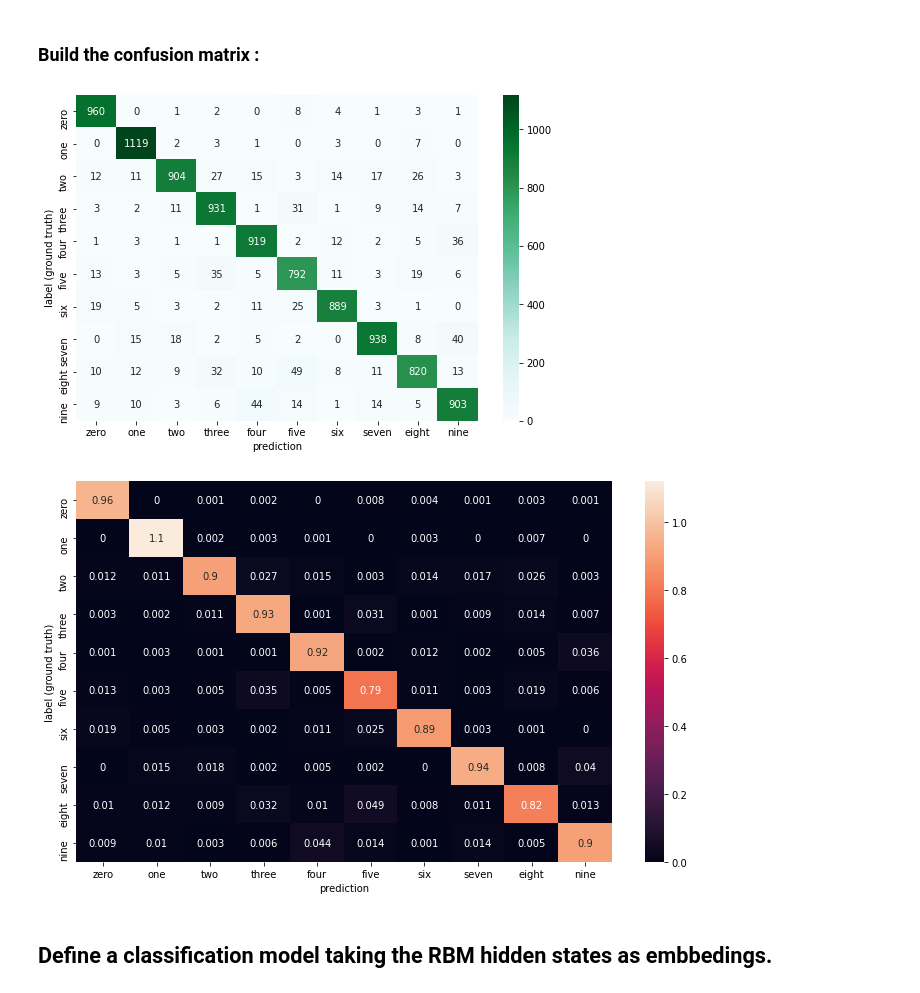
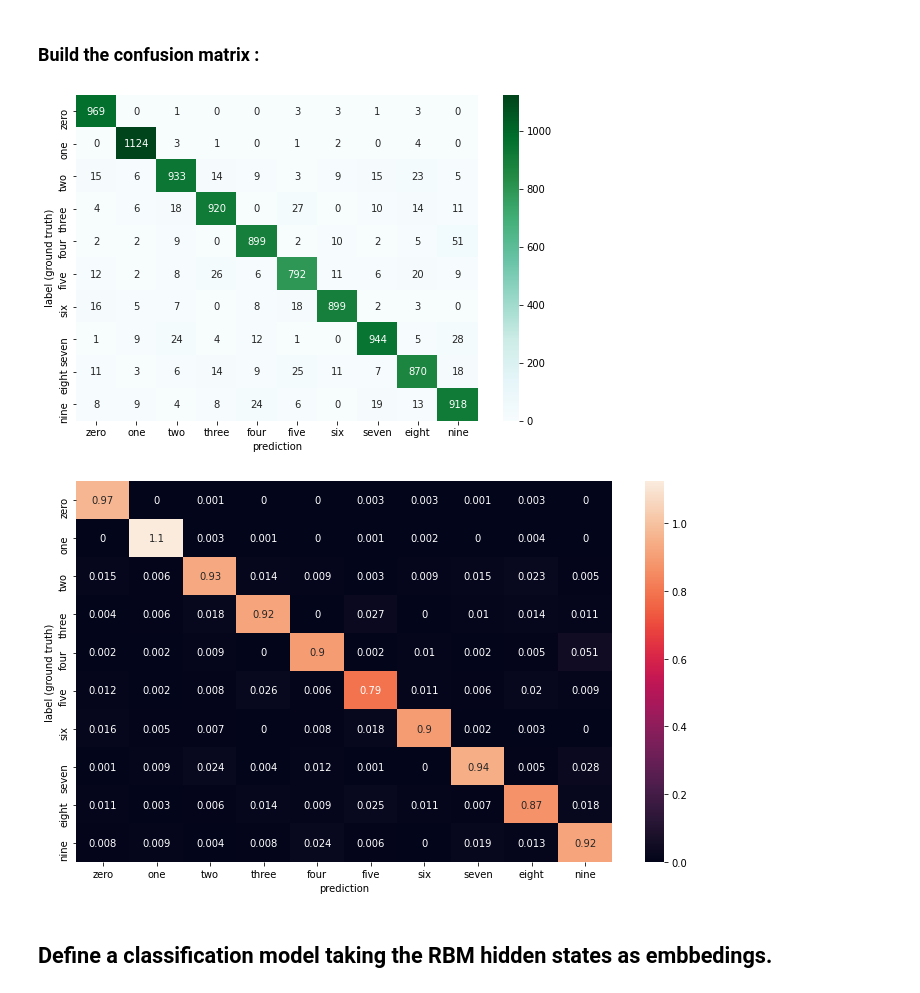
Before and after one commit to lilanpei/Restricted-Boltzmann-Machine-and-Deep-Belief-Network-on-MINIST, a Jupyter notebook: RBM&DBN_on_MNIST.ipynb, the cells around one changed output. Drawn from its saved outputs; the diff is of its cells as text; code cells hidden in the pictures.

```diff
--- a/RBM&DBN_on_MNIST.ipynb
+++ b/RBM&DBN_on_MNIST.ipynb
@@ -28,7 +29,7 @@ ts_loader = torch.utils.data.DataLoader(ts_dataset, batch_size=BATCHSIZE)
 ## Define RBM model
 # %%
 class RBM():
-  def __init__(self, n_visible=VISIBLE_UNITS, n_hidden=HIDDEN_UNITS, k=CD_K, lr=1e-3, momentum_rate=0.5, w_decay=1e-4):
+  def __init__(self, n_visible=VISIBLE_UNITS, n_hidden=HIDDEN_UNITS, k=CD_K, lr=1e-2, momentum_rate=0.5, w_decay=1e-4):
     self.n_visible = n_visible
     self.n_hidden = n_hidden
     self.k = k
@@ -36,15 +37,14 @@ class RBM():
     self.momentum_rate = momentum_rate
     self.w_decay = w_decay
 
-    self.w = torch.randn(n_visible, n_hidden) * 0.1
-    #self.w = torch.normal(0, 0.01, size = (n_visible, n_hidden))
+    #self.w = torch.randn(n_visible, n_hidden) * 0.1
+    self.w = torch.normal(0, 0.01, size = (n_visible, n_hidden))
     self.visible_b = torch.ones(n_visible) * 0.5
     self.hidden_b = torch.zeros(n_hidden)
 
     self.w_momentum = torch.zeros(n_visible, n_hidden)
     self.visible_b_momentum = torch.zeros(n_visible)
     self.hidden_b_momentum = torch.zeros(n_hidden)
-    self.linear = torch.nn.Linear(784, 10)
 
   def _sample(self, p, size):
     return (p >= torch.rand(size)).float()
@@ -135,35 +175,2 @@ myModel = myNet(HIDDEN_UNITS, 10)
 # %% [markdown]
 ### Train the classifier :
-# %%
-criterion = torch.nn.CrossEntropyLoss() # computes softmax and then the cross entropy
-optimizer = torch.optim.Adam(myModel.parameters(), lr=1e-3)
-# %%
-from torch.autograd import Variable
-
-for epoch in range(10):
-  for i, (batch, labels) in enumerate(tr_loader):
-    batch = Variable(batch.view(-1, VISIBLE_UNITS))
-    labels = Variable(labels)
-
-    optimizer.zero_grad()
-    outputs = myModel(batch)
-    loss = criterion(outputs, labels)
-    loss.backward()
-    optimizer.step()
-
-  # calculate Accuracy
-  correct = 0
-  total = 0
-  y_true = []
-  y_pred = []
-  for batch, labels in ts_loader:
-    batch = Variable(batch.view(-1, VISIBLE_UNITS))
-    outputs = myModel(batch)
-    _, prediction = torch.max(outputs.data, 1)
-    y_true.extend(labels)
-    y_pred.extend(prediction)
-    total += labels.size(0)
-    # for gpu, bring the predicted and labels back to cpu fro python operations to work
-    correct+= (prediction == labels).sum()
-    accuracy = 100 * correct/total
-  print("Epoch: {}. Loss: {}. Accuracy: {}.".format(epoch+1, loss.item(), accuracy))
@@ -180,0 +177,2 @@ Epoch: 10. Loss: 0.052331894636154175. Accuracy: 91.75.
+# %%
+y_true, y_pred = rbm_Model.train(tr_loader, ts_loader, optimizer, rbm_Model, criterion)
@@ -188,33 +207,31 @@ import matplotlib.pyplot as plt
 import seaborn as sns
 
 # Display the confusion matrix as a heatmap
-arr = confusion_matrix(y_true, y_pred)
-class_names = ['zero', 'one', 'two', 'three', 'four',
-        'five', 'six', 'seven', 'eight', 'nine']
-df_cm = pd.DataFrame(arr, class_names, class_names)
+cf_matrix = confusion_matrix(y_true, y_pred)
+class_names = ['zero', 'one', 'two', 'three', 'four', 'five', 'six', 'seven', 'eight', 'nine']
+df_cm = pd.DataFrame(cf_matrix, class_names, class_names)
 plt.figure(figsize = (9,6))
 sns.heatmap(df_cm, annot=True, fmt="d", cmap='BuGn')
 plt.xlabel("prediction")
 plt.ylabel("label (ground truth)")
 plt.show()
 # %% [output]
-[figure, old version]
+[figure, new version]
 # %%
 # constant for classes
-classes = ('zero', 'one', 'two', 'three', 'four',
-        'five', 'six', 'seven', 'eight', 'nine')
+classes = ('zero', 'one', 'two', 'three', 'four', 'five', 'six', 'seven', 'eight', 'nine')
 
 # Build confusion matrix
 cf_matrix = confusion_matrix(y_true, y_pred)
 df_cm = pd.DataFrame(cf_matrix/np.sum(cf_matrix) *10, index = [i for i in classes],
                      columns = [i for i in classes])
 plt.figure(figsize = (12,7))
 sns.heatmap(df_cm, annot=True)
 plt.xlabel("prediction")
 plt.ylabel("label (ground truth)")
 plt.savefig('output.png')
 # %% [output]
-[figure, old version]
+[figure, new version]
 # %% [markdown]
 ## Define a classification model taking the RBM hidden states as embbedings.
 # %%
```
Also changed, not shown: parts of 62 cells of this notebook.
